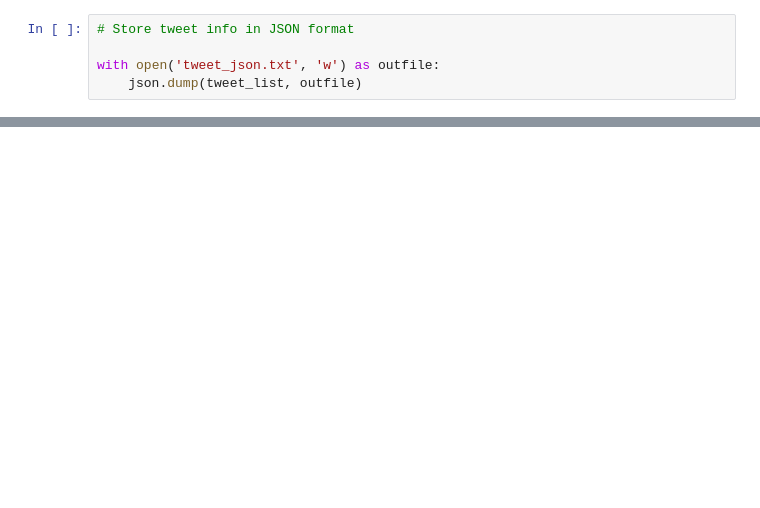
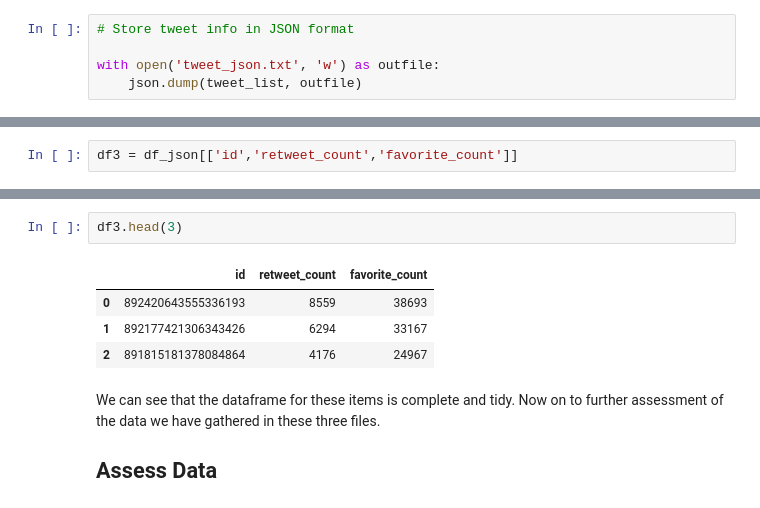
Before and after one commit to moscowjh/t2-p3-wrangle, a Jupyter notebook: wrangle_act.ipynb, the cells around one changed output, grey strips where cells are left out. Saved outputs shown, nothing was run; the diff lists cells and outputs as text; blank space fills up the shorter version.

```diff
--- a/wrangle_act.ipynb
+++ b/wrangle_act.ipynb
@@ -229,0 +250,2 @@ df_json.head()
+# %%
+df3 = df_json[['id','retweet_count','favorite_count']]
@@ -229,0 +263,11 @@ df_json.head()
+# %%
+df3.head(3)
+# %% [output]
+|  | id | retweet_count | favorite_count |
+| 0 | 892420643555336193 | 8559 | 38693 |
+| 1 | 892177421306343426 | 6294 | 33167 |
+| 2 | 891815181378084864 | 4176 | 24967 |
+# %% [markdown]
+We can see that the dataframe for these items is complete and tidy.  Now on to further assessment of the data we have gathered in these three files.
+
+## Assess Data
```
Also changed, not shown: parts of 16 cells of this notebook.
